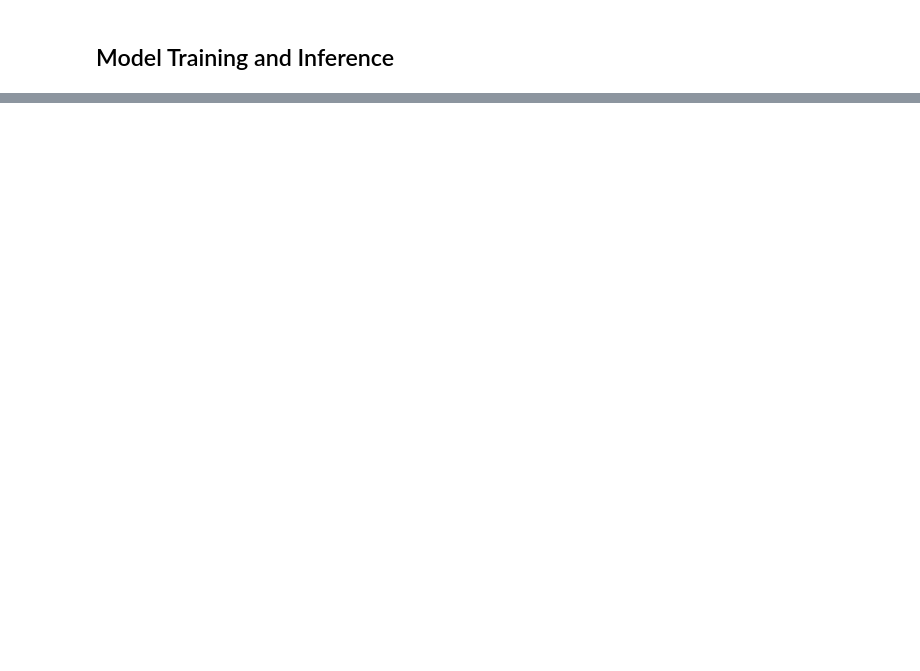
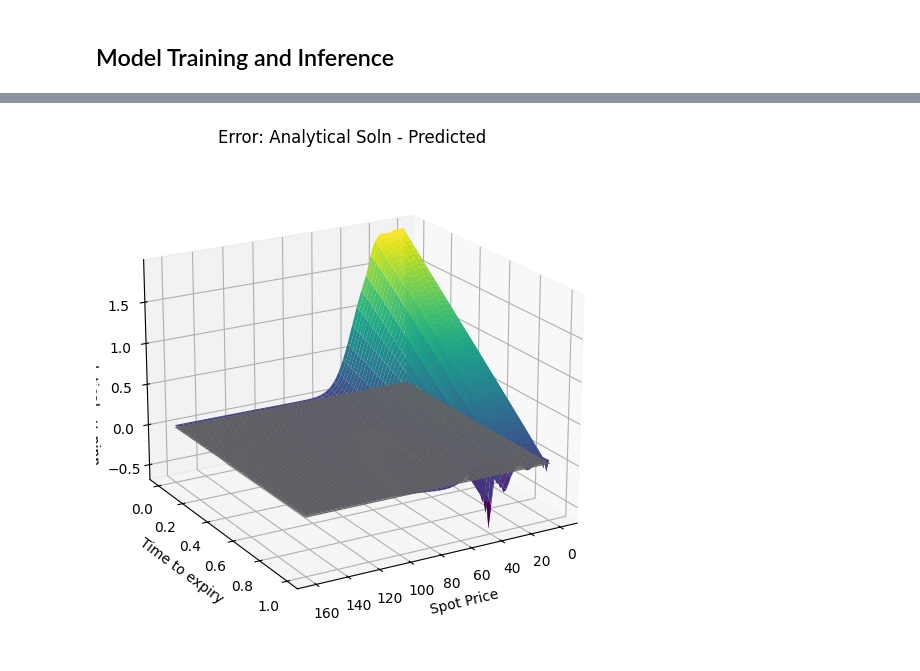
Before and after one commit to ashish1610dhiman/pinn_option_pricing, a Jupyter notebook: american_put/a.american_testing_setup.ipynb, the cells around one changed output, grey strips where cells are left out. Saved outputs shown, nothing was run; the diff lists cells and outputs as text; code cells hidden in the pictures; blank space fills up the shorter version.

```diff
--- a/american_put/a.american_testing_setup.ipynb
+++ b/american_put/a.american_testing_setup.ipynb
@@ -184,0 +269,14 @@ for i in range(N_EPOCH):
+# %%
+fig = plt.figure(figsize=(14,7))
+ax = fig.add_subplot(121, projection='3d')
+err = -(y_pinn_test.cpu().numpy().reshape(s_grid.shape) - y_analytical_test.cpu().numpy().reshape(s_grid.shape))
+ax.plot_surface(s_grid, t_grid, err, cmap = "viridis")
+ax.plot_surface(s_grid, t_grid, np.zeros(err.shape), color = "grey")
+ax.set_title("Error: Analytical Soln - Predicted")
+ax.set_xlabel("Spot Price")
+ax.set_ylabel("Time to expiry")
+ax.set_zlabel("Error = y_analytical - y_pinn")
+ax.view_init(elev=20, azim=+60)
+plt.show()
+# %% [output]
+[figure, added]
```
Also changed, not shown: parts of 18 cells of this notebook, 25 other files.
